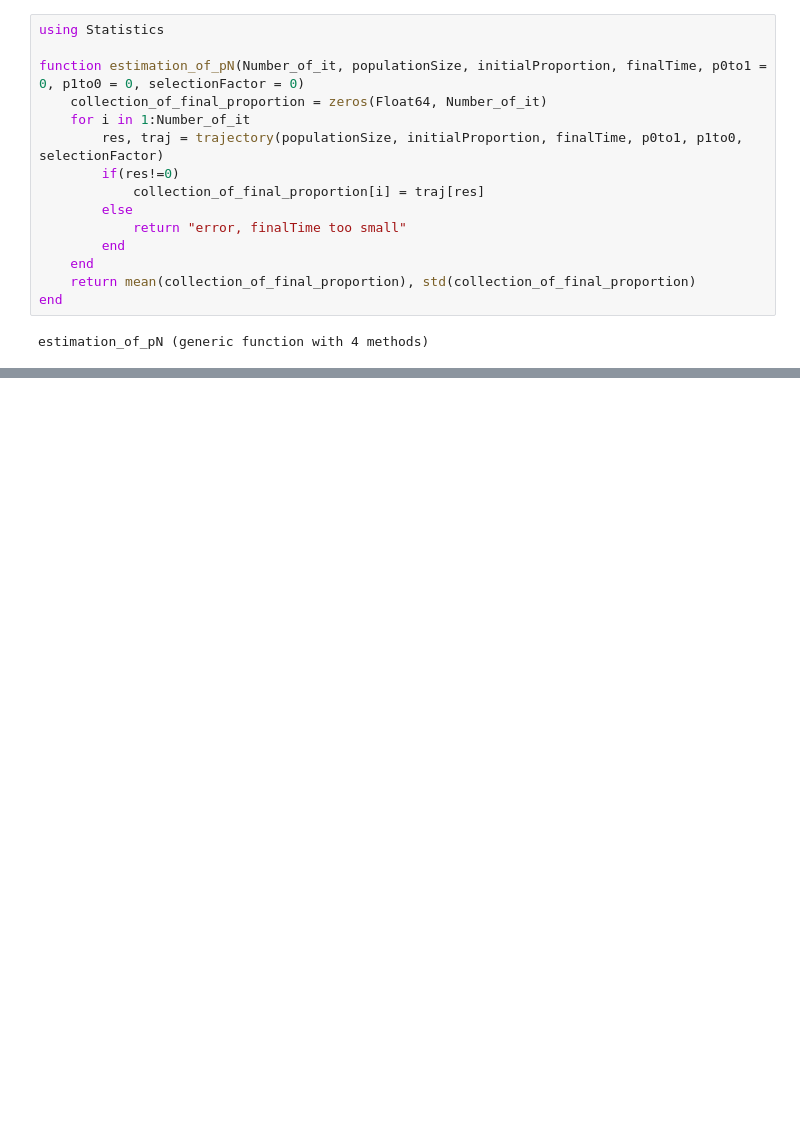
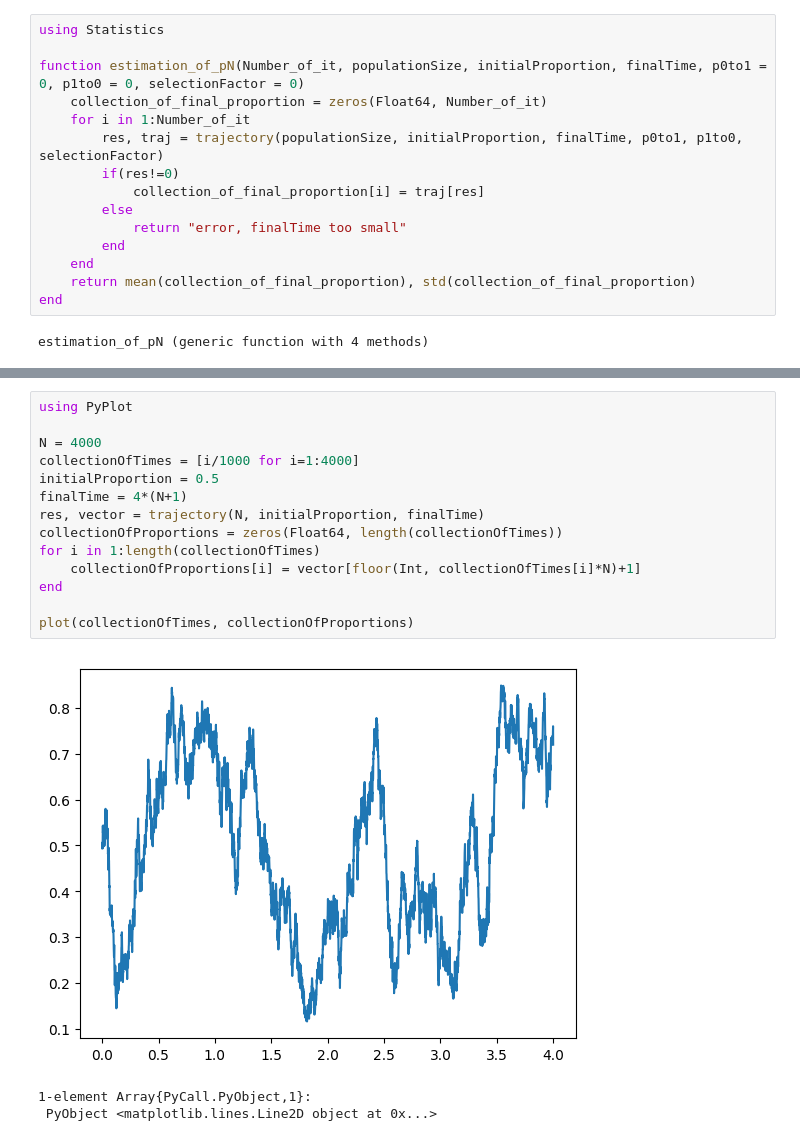
Before and after one commit to Flewer47/MOPSIProject, a Jupyter notebook: Wright-Fisher_Algorithm.ipynb, the cells around one changed output, grey strips where cells are left out. Drawn from its saved outputs; the diff is of its cells as text; blank space fills up the shorter version.

```diff
--- a/Wright-Fisher_Algorithm.ipynb
+++ b/Wright-Fisher_Algorithm.ipynb
@@ -199,0 +206,18 @@ errorbar(collection_of_initialProportions, collection_of_estimated_pN, yerr = co
+# %%
+using PyPlot
+
+N = 4000
+collectionOfTimes = [i/1000 for i=1:4000]
+initialProportion = 0.5
+finalTime = 4*(N+1)
+res, vector = trajectory(N, initialProportion, finalTime)
+collectionOfProportions = zeros(Float64, length(collectionOfTimes))
+for i in 1:length(collectionOfTimes)
+    collectionOfProportions[i] = vector[floor(Int, collectionOfTimes[i]*N)+1]
+end
+
+plot(collectionOfTimes, collectionOfProportions)
+# %% [output]
+[figure, added]
+1-element Array{PyCall.PyObject,1}:
+ PyObject <matplotlib.lines.Line2D object at 0x...>
```
Also changed, not shown: parts of 5 cells of this notebook.
